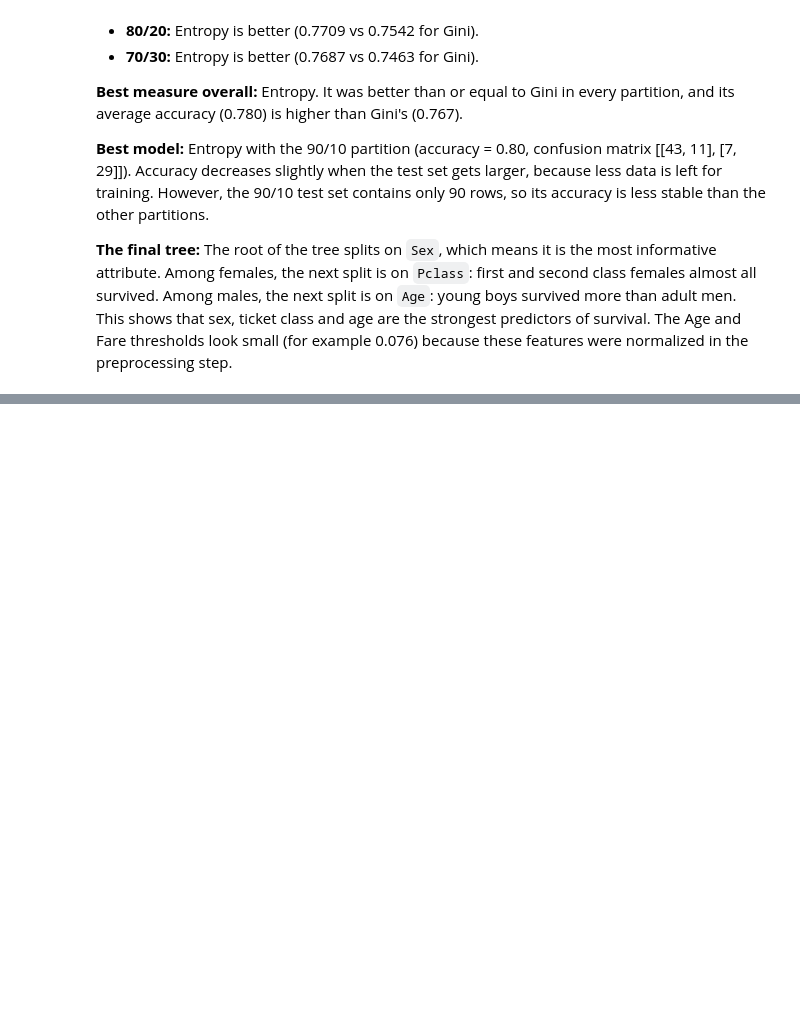
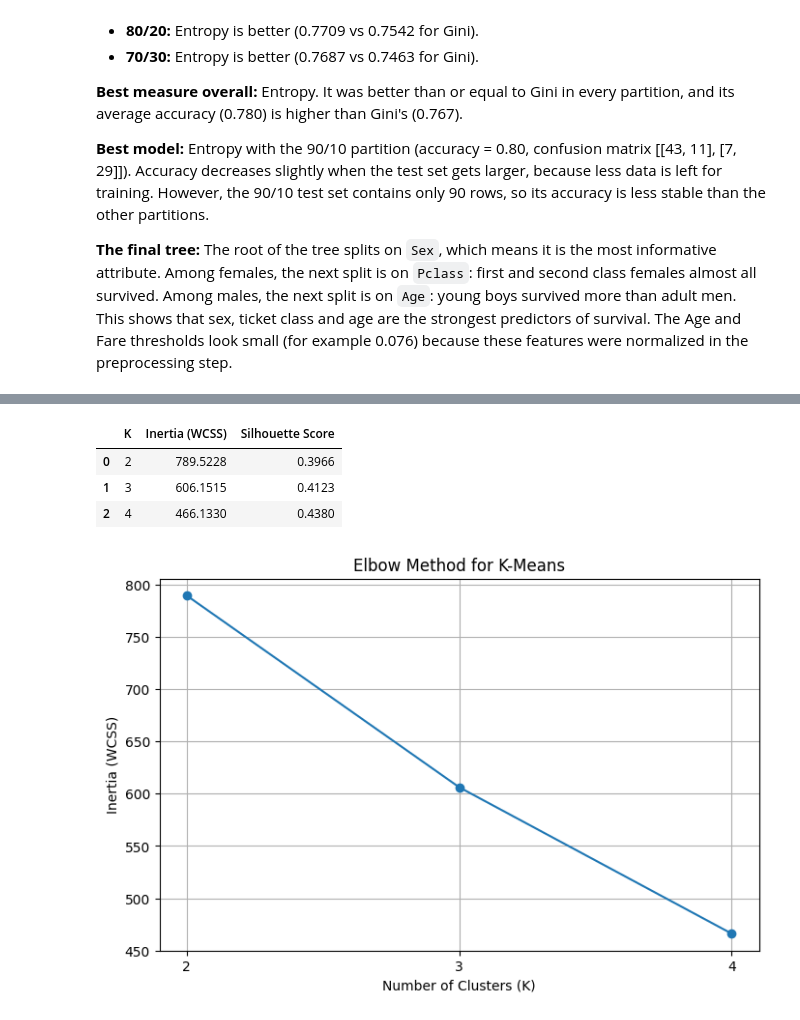
Before and after one commit to Razan445/IT326-Project, a Jupyter notebook: Phase3.ipynb, the cells around one changed output, grey strips where cells are left out. Drawn from its saved outputs; the diff is of its cells as text; code cells hidden in the pictures; blank space fills up the shorter version.

Commit message:
Updated (K-means) Clutering

```diff
--- a/Phase3.ipynb
+++ b/Phase3.ipynb
@@ -723,0 +763,42 @@ Best model: entropy | 90/10 | Accuracy = 0.8
+# %%
+from sklearn.metrics import silhouette_score
+import pandas as pd
+
+clustering_results = []
+
+for k in k_values:
+    model = kmeans_models[k]
+    labels = cluster_labels[k]
+
+    clustering_results.append({
+        "K": k,
+        "Inertia (WCSS)": model.inertia_,
+        "Silhouette Score": silhouette_score(X, labels)
+    })
+
+results_df = pd.DataFrame(clustering_results)
+
+display(results_df.round(4))
+# %% [output]
+|  | K | Inertia (WCSS) | Silhouette Score |
+| 0 | 2 | 789.5228 | 0.3966 |
+| 1 | 3 | 606.1515 | 0.4123 |
+| 2 | 4 | 466.1330 | 0.4380 |
+# %%
+import matplotlib.pyplot as plt
+
+plt.figure(figsize=(8, 5))
+plt.plot(
+    results_df["K"],
+    results_df["Inertia (WCSS)"],
+    marker="o"
+)
+
+plt.title("Elbow Method for K-Means")
+plt.xlabel("Number of Clusters (K)")
+plt.ylabel("Inertia (WCSS)")
+plt.xticks(k_values)
+plt.grid(True)
+plt.show()
+# %% [output]
+[figure, added]
```
Also changed, not shown: parts of 10 cells of this notebook.
